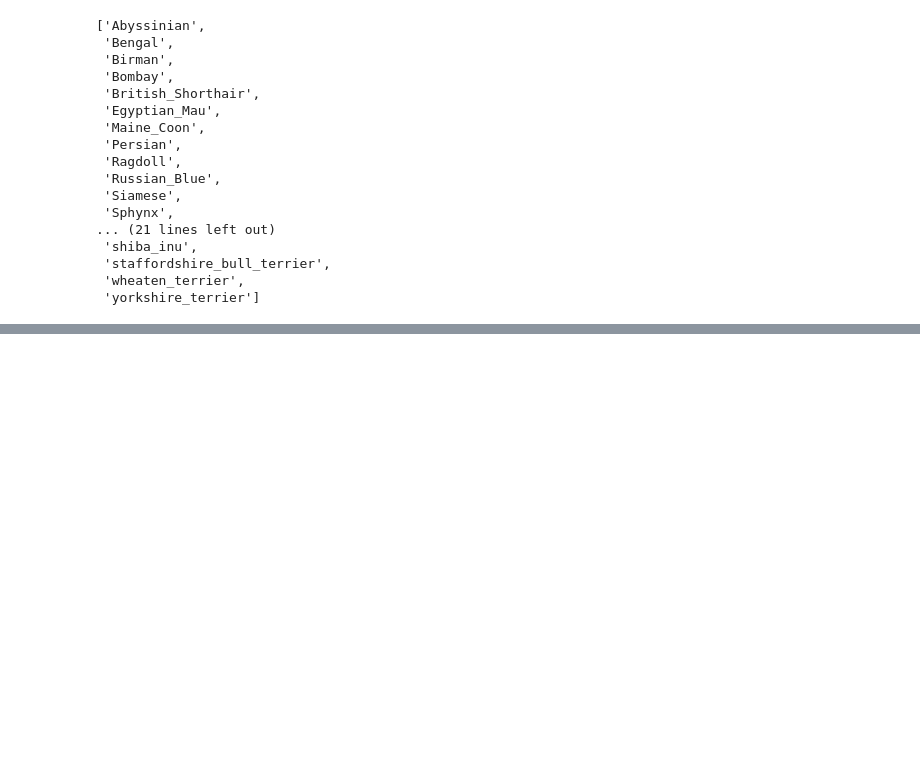
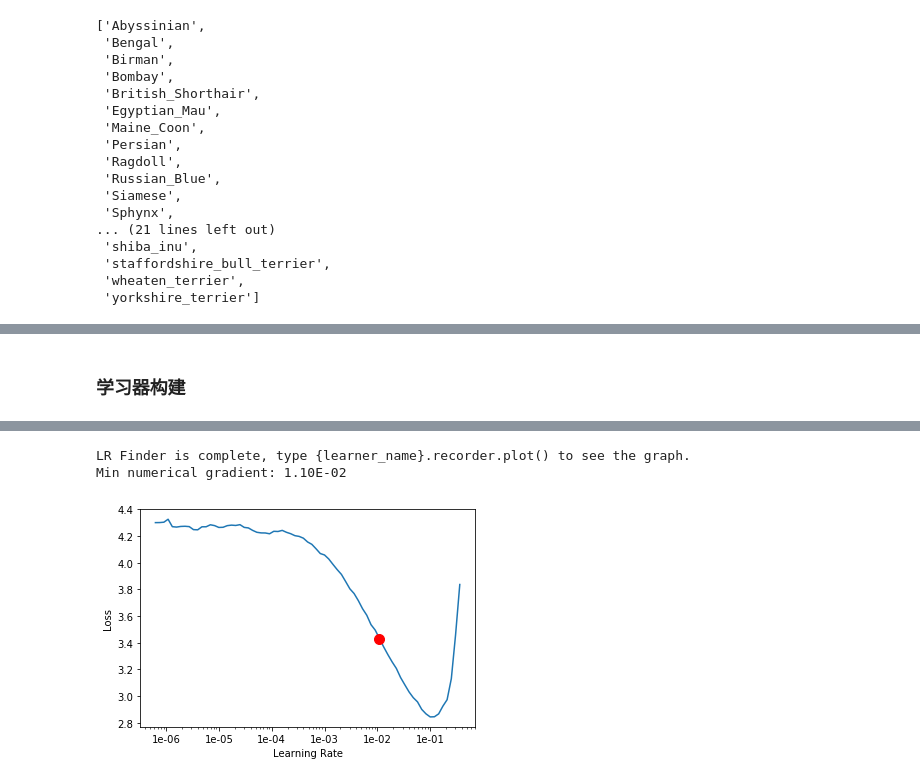
Before and after one commit to AutuanLiu/Fastai-Notes-V3, a Jupyter notebook: fastai_DL_nbs/lesson06_pets_more.ipynb, the cells around one changed output, grey strips where cells are left out. Saved outputs shown, nothing was run; the diff lists cells and outputs as text; code cells hidden in the pictures; blank space fills up the shorter version.

```diff
--- a/fastai_DL_nbs/lesson06_pets_more.ipynb
+++ b/fastai_DL_nbs/lesson06_pets_more.ipynb
@@ -379,0 +364,18 @@ data.classes
+# %%
+def get_data(size, bs, padding_mode='reflection'):
+    return (src.label_from_re(r'([^/]+)_\d+.jpg$')
+           .transform(tsfm, size=size, padding_mode=padding_mode)
+           .databunch(bs=bs).normalize(imagenet_stats))
+# %%
+bs= 16
+size=224
+# %%
+data = get_data(224, bs, 'zeros')
+# %% [markdown]
+### 学习器构建
+# %%
+learn = cnn_learner(data, base_arch=se_resnet152, metrics=[accuracy, error_rate])
+# %%
+learn.lr_find()
+learn.recorder.plot(suggestion=True)
+# %% [output]
@@ -379,0 +383,3 @@ data.classes
+LR Finder is complete, type {learner_name}.recorder.plot() to see the graph.
+Min numerical gradient: 1.10E-02
+[figure, added]
```
Also changed, not shown: parts of 26 cells of this notebook, 12 other files.
